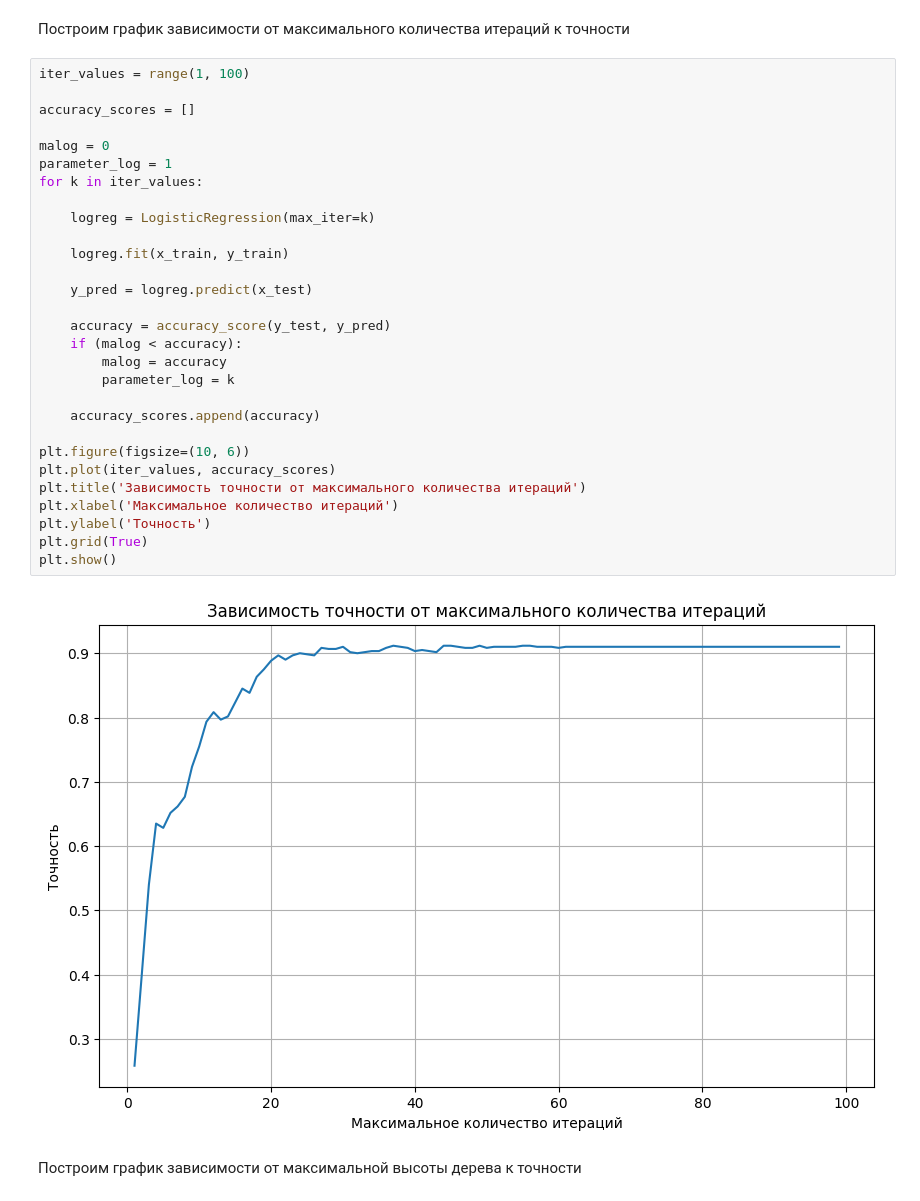
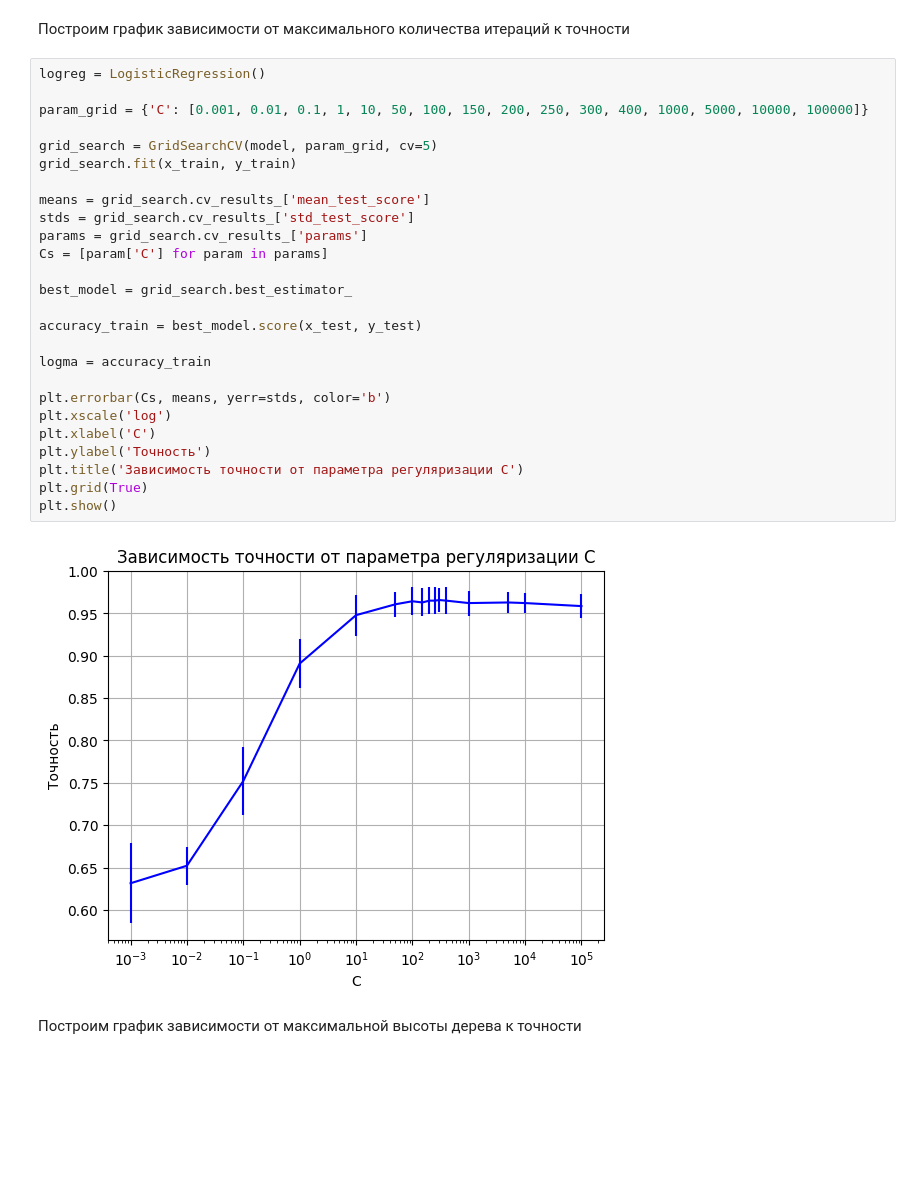
Before and after one commit to Temon116/ML1, a Jupyter notebook: Project/Separately/final.ipynb, the cells around one changed output. Saved outputs shown, nothing was run; the diff lists cells and outputs as text; blank space fills up the shorter version.

```diff
--- a/Project/Separately/final.ipynb
+++ b/Project/Separately/final.ipynb
@@ -126,37 +126,34 @@ plt.show()
 [figure]
 # %% [markdown]
 Построим график зависимости от максимального количества итераций к точности
-# %%
-iter_values = range(1, 100)
-
-accuracy_scores = []
-
-malog = 0
-parameter_log = 1
-for k in iter_values:
-
-    logreg = LogisticRegression(max_iter=k)
-
-    logreg.fit(x_train, y_train)
-
-    y_pred = logreg.predict(x_test)
-
-    accuracy = accuracy_score(y_test, y_pred)
-    if (malog < accuracy):
-        malog = accuracy
-        parameter_log = k
-
-    accuracy_scores.append(accuracy)
-
-plt.figure(figsize=(10, 6))
-plt.plot(iter_values, accuracy_scores)
-plt.title('Зависимость точности от максимального количества итераций')
-plt.xlabel('Максимальное количество итераций')
-plt.ylabel('Точность')
-plt.grid(True)
-plt.show()
-# %% [output]
-[figure, removed]
+# %%
+logreg = LogisticRegression()
+
+param_grid = {'C': [0.001, 0.01, 0.1, 1, 10, 50, 100, 150, 200, 250, 300, 400, 1000, 5000, 10000, 100000]}
+
+grid_search = GridSearchCV(model, param_grid, cv=5)
+grid_search.fit(x_train, y_train)
+
+means = grid_search.cv_results_['mean_test_score']
+stds = grid_search.cv_results_['std_test_score']
+params = grid_search.cv_results_['params']
+Cs = [param['C'] for param in params]
+
+best_model = grid_search.best_estimator_
+
+accuracy_train = best_model.score(x_test, y_test)
+
+logma = accuracy_train
+
+plt.errorbar(Cs, means, yerr=stds, color='b')
+plt.xscale('log')
+plt.xlabel('C')
+plt.ylabel('Точность')
+plt.title('Зависимость точности от параметра регуляризации C')
+plt.grid(True)
+plt.show()
+# %% [output]
+[figure, added]
 # %% [markdown]
 Построим график зависимости от максимальной высоты дерева к точности
 # %%
```
Also changed, not shown: parts of 1 cell of this notebook, 1 other file.
